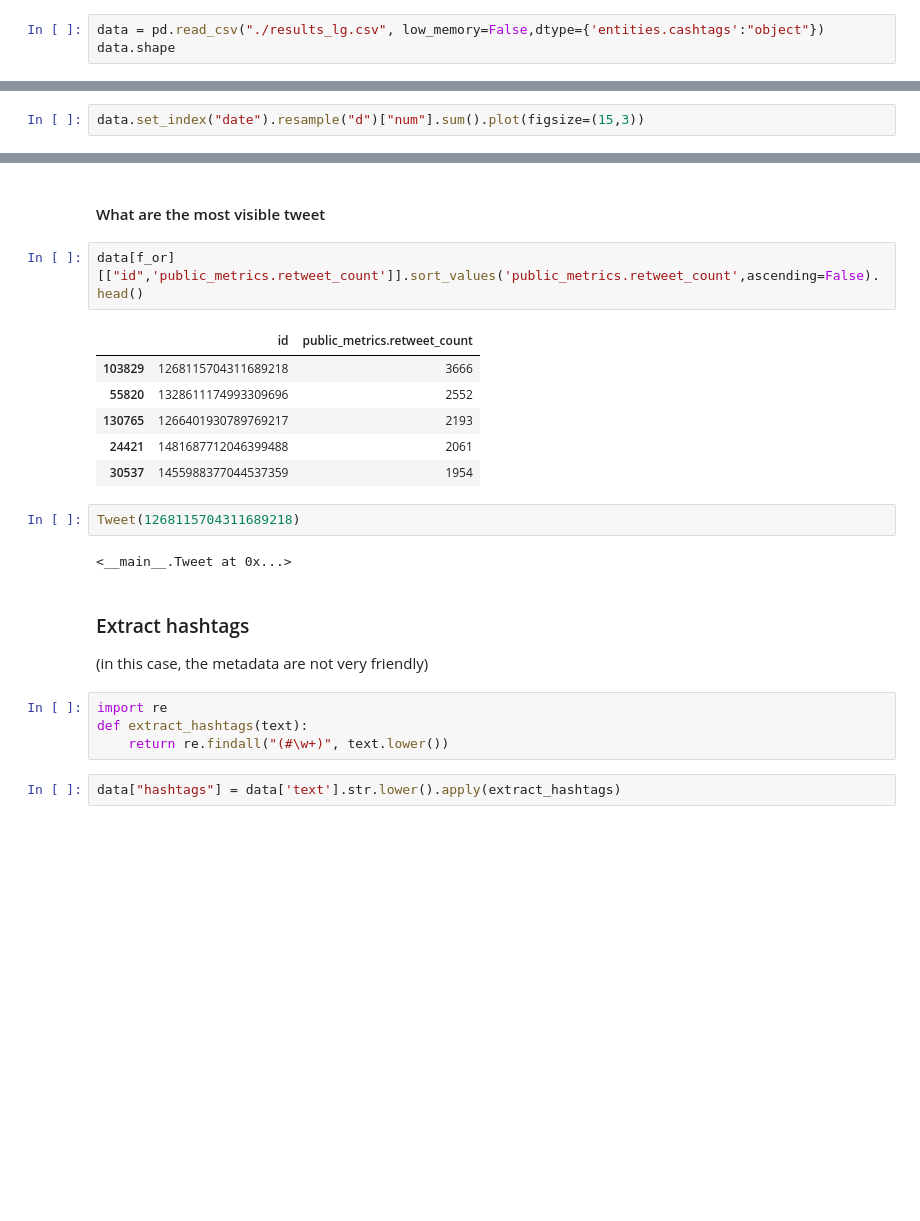
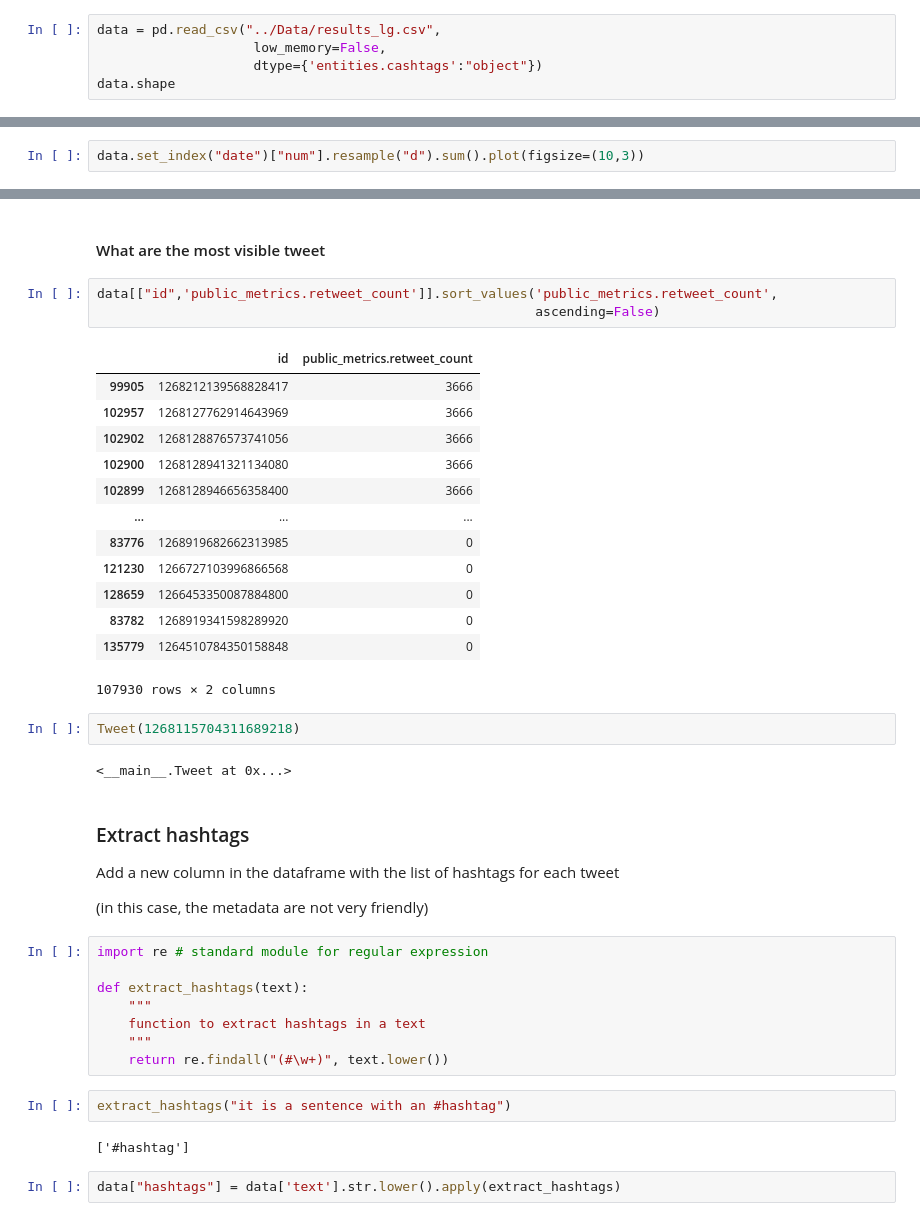
Before and after one commit to emilienschultz/socialmedia-publichealth, a Jupyter notebook: Twitter Network Analysis.ipynb, the cells around one changed output, grey strips where cells are left out. Cells and saved outputs as stored; diff of their text form; blank space fills up the shorter version.

```diff
--- a/Twitter Network Analysis.ipynb
+++ b/Twitter Network Analysis.ipynb
@@ -30,7 +30,9 @@ import pandas as pd
 # %% [markdown]
 And load the data
 # %%
-data = pd.read_csv("./results_lg.csv", low_memory=False,dtype={'entities.cashtags':"object"})
+data = pd.read_csv("../Data/results_lg.csv",
+                    low_memory=False,
+                    dtype={'entities.cashtags':"object"})
 data.shape
 # %% [output]
 (135783, 83)
@@ -74,6 +98,6 @@ data["num"] = 1
 # %% [markdown]
 Visualisation
 # %%
-data.set_index("date").resample("d")["num"].sum().plot(figsize=(15,3))
+data.set_index("date")["num"].resample("d").sum().plot(figsize=(10,3))
 # %% [output]
 <AxesSubplot:xlabel='date'>
@@ -152,14 +196,22 @@ A skew distribution ...
 # %% [markdown]
 #### What are the most visible tweet
 # %%
-data[f_or][["id",'public_metrics.retweet_count']].sort_values('public_metrics.retweet_count',ascending=False).head()
+data[["id",'public_metrics.retweet_count']].sort_values('public_metrics.retweet_count',
+                                                        ascending=False)
 # %% [output]
 |  | id | public_metrics.retweet_count |
-| 103829 | 1268115704311689218 | 3666 |
-| 55820 | 1328611174993309696 | 2552 |
-| 130765 | 1266401930789769217 | 2193 |
-| 24421 | 1481687712046399488 | 2061 |
-| 30537 | 1455988377044537359 | 1954 |
+| 99905 | 1268212139568828417 | 3666 |
+| 102957 | 1268127762914643969 | 3666 |
+| 102902 | 1268128876573741056 | 3666 |
+| 102900 | 1268128941321134080 | 3666 |
+| 102899 | 1268128946656358400 | 3666 |
+| ... | ... | ... |
+| 83776 | 1268919682662313985 | 0 |
+| 121230 | 1266727103996866568 | 0 |
+| 128659 | 1266453350087884800 | 0 |
+| 83782 | 1268919341598289920 | 0 |
+| 135779 | 1264510784350158848 | 0 |
+107930 rows × 2 columns
 # %%
 Tweet(1268115704311689218)
 # %% [output]
@@ -167,10 +219,20 @@ Tweet(1268115704311689218)
 # %% [markdown]
 ### Extract hashtags
 
+Add a new column in the dataframe with the list of hashtags for each tweet
+
 (in this case, the metadata are not very friendly)
 # %%
-import re
+import re # standard module for regular expression
+
 def extract_hashtags(text):
+    """
+    function to extract hashtags in a text
+    """
     return re.findall("(#\w+)", text.lower())
+# %%
+extract_hashtags("it is a sentence with an #hashtag")
+# %% [output]
+['#hashtag']
 # %%
 data["hashtags"] = data['text'].str.lower().apply(extract_hashtags)
```
Also changed, not shown: parts of 21 cells of this notebook.
